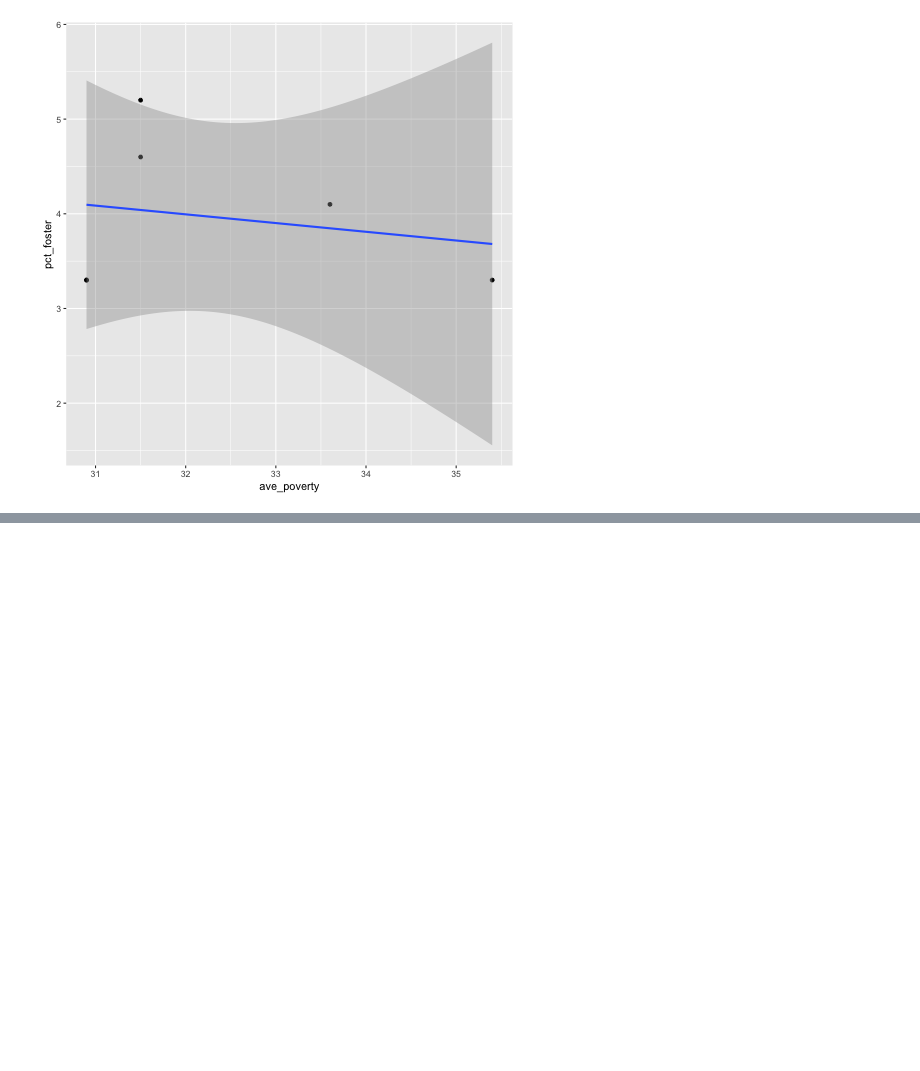
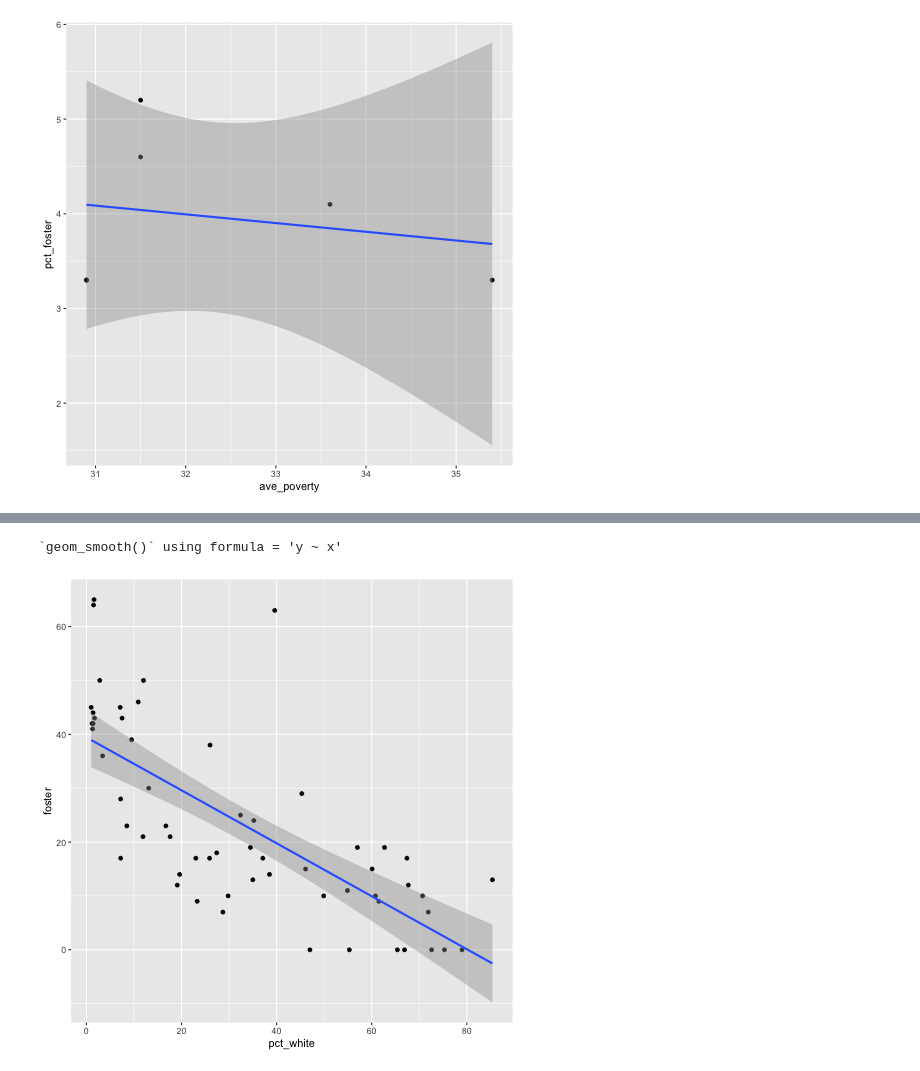
Before and after one commit to katrventura/nyc-child-services, a Jupyter notebook: notebook.ipynb, the cells around one changed output, grey strips where cells are left out. Saved outputs shown, nothing was run; the diff lists cells and outputs as text; code cells hidden in the pictures; blank space fills up the shorter version.

```diff
--- a/notebook.ipynb
+++ b/notebook.ipynb
@@ -686,0 +935,7 @@ ggplot(df_bronx,aes(y=pct_foster,x=ave_poverty))+geom_point()+geom_smooth(method
+# %%
+%%R
+
+ggplot(df_icphusa,aes(y=foster,x=pct_white))+geom_point()+geom_smooth(method="lm")
+# %% [output]
+`geom_smooth()` using formula = 'y ~ x'
+[figure, added]
```
Also changed, not shown: parts of 16 cells of this notebook, 4 other files.
